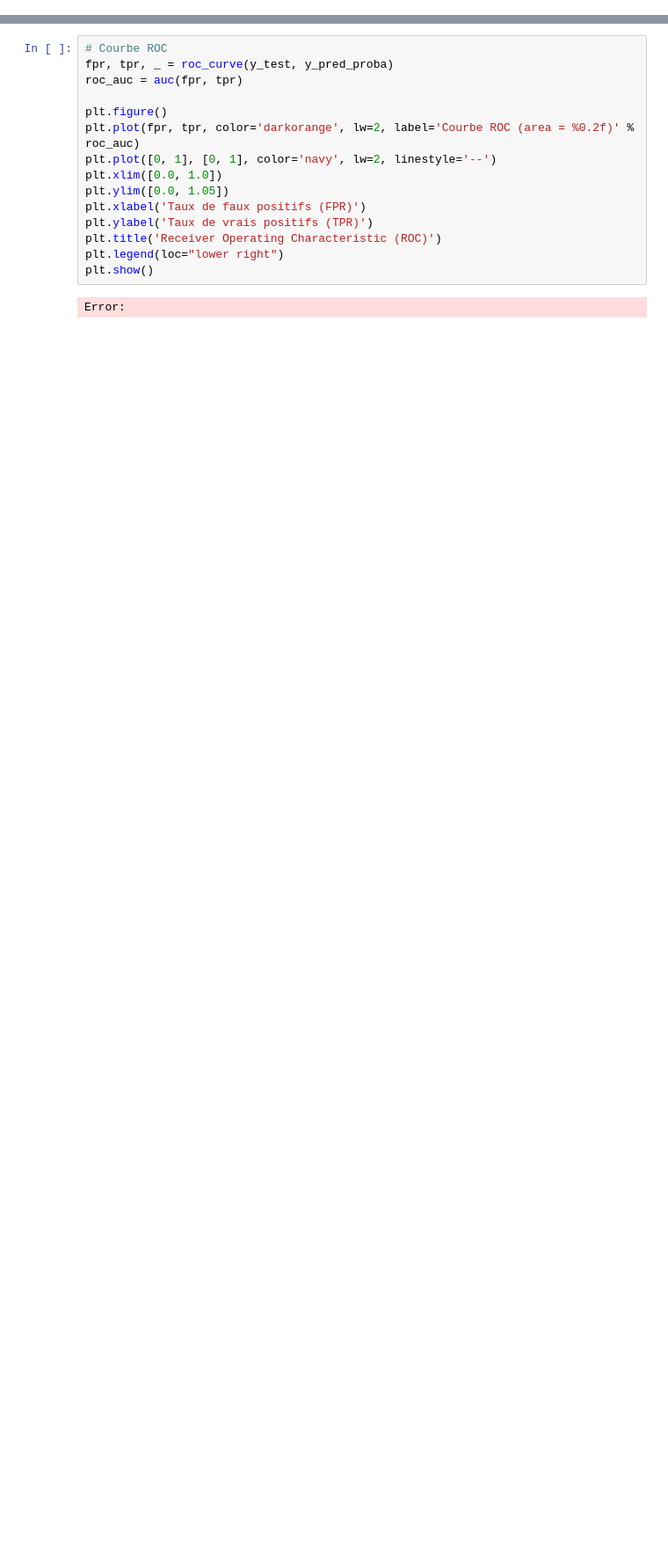
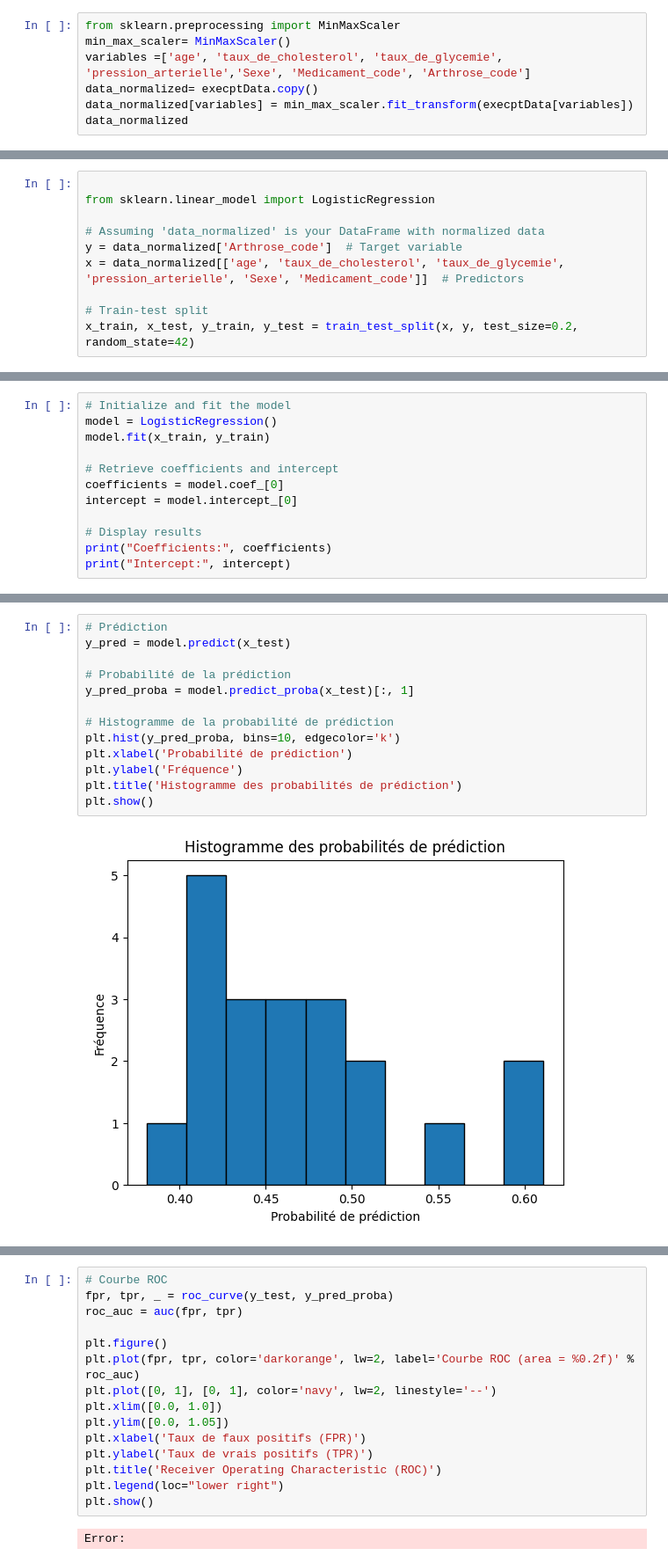
Before and after one commit to Abdiasarsene/Data-analysis, a Jupyter notebook: Analyses des données/arthrose.ipynb, the cells around one changed output, grey strips where cells are left out. Shown at 88% size. Cells and saved outputs as stored; diff of their text form; blank space fills up the shorter version.

```diff
--- a/Analyses des données/arthrose.ipynb
+++ b/Analyses des données/arthrose.ipynb
@@ -165,0 +120,7 @@ Error:
+# %%
+from sklearn.preprocessing import MinMaxScaler
+min_max_scaler= MinMaxScaler()
+variables =['age', 'taux_de_cholesterol', 'taux_de_glycemie', 'pression_arterielle','Sexe', 'Medicament_code', 'Arthrose_code']
+data_normalized= execptData.copy()
+data_normalized[variables] = min_max_scaler.fit_transform(execptData[variables])
+data_normalized
@@ -165,0 +145,10 @@ Error:
+# %%
+
+from sklearn.linear_model import LogisticRegression
+
+# Assuming 'data_normalized' is your DataFrame with normalized data
+y = data_normalized['Arthrose_code']  # Target variable
+x = data_normalized[['age', 'taux_de_cholesterol', 'taux_de_glycemie', 'pression_arterielle', 'Sexe', 'Medicament_code']]  # Predictors
+
+# Train-test split
+x_train, x_test, y_train, y_test = train_test_split(x, y, test_size=0.2, random_state=42)
@@ -165,0 +157,12 @@ Error:
+# %%
+# Initialize and fit the model
+model = LogisticRegression()
+model.fit(x_train, y_train)
+
+# Retrieve coefficients and intercept
+coefficients = model.coef_[0]
+intercept = model.intercept_[0]
+
+# Display results
+print("Coefficients:", coefficients)
+print("Intercept:", intercept)
@@ -165,0 +188,15 @@ Error:
+# %%
+# Prédiction
+y_pred = model.predict(x_test)
+
+# Probabilité de la prédiction
+y_pred_proba = model.predict_proba(x_test)[:, 1]
+
+# Histogramme de la probabilité de prédiction
+plt.hist(y_pred_proba, bins=10, edgecolor='k')
+plt.xlabel('Probabilité de prédiction')
+plt.ylabel('Fréquence')
+plt.title('Histogramme des probabilités de prédiction')
+plt.show()
+# %% [output]
+[figure, added]
```
Also changed, not shown: parts of 43 cells of this notebook, 2 other files.
